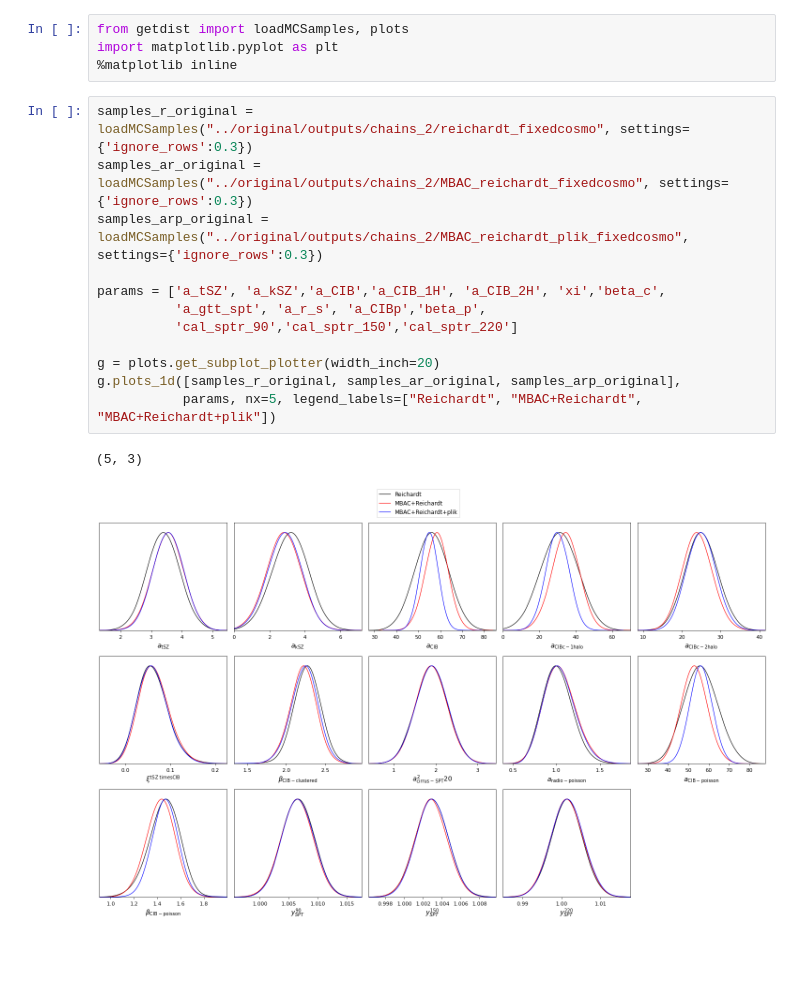
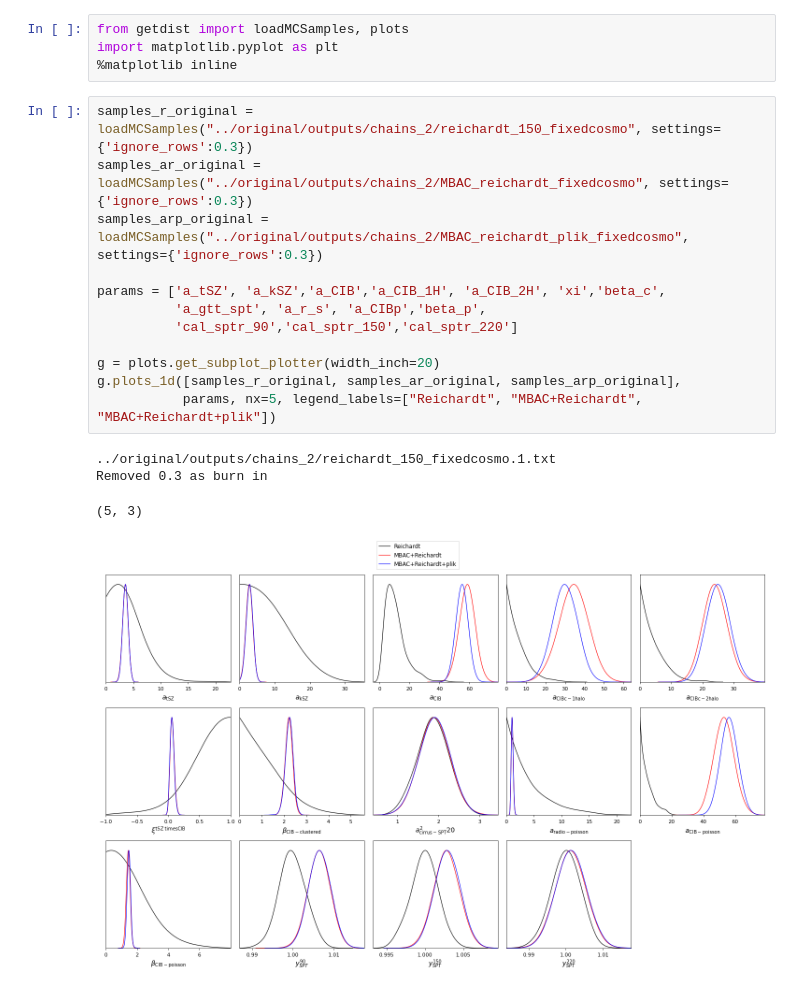
Before and after one commit to beringueb/DR6_fgmodels, a Jupyter notebook: notebooks/Plots_dr6.ipynb, the cells around one changed output. Cells and saved outputs as stored; diff of their text form; blank space fills up the shorter version.

Commit message:
ar original @150

```diff
--- a/notebooks/Plots_dr6.ipynb
+++ b/notebooks/Plots_dr6.ipynb
@@ -3,17 +3,19 @@ from getdist import loadMCSamples, plots
 import matplotlib.pyplot as plt
 %matplotlib inline
 # %%
-samples_r_original = loadMCSamples("../original/outputs/chains_2/reichardt_fixedcosmo", settings={'ignore_rows':0.3})
+samples_r_original = loadMCSamples("../original/outputs/chains_2/reichardt_150_fixedcosmo", settings={'ignore_rows':0.3})
 samples_ar_original = loadMCSamples("../original/outputs/chains_2/MBAC_reichardt_fixedcosmo", settings={'ignore_rows':0.3})
 samples_arp_original = loadMCSamples("../original/outputs/chains_2/MBAC_reichardt_plik_fixedcosmo", settings={'ignore_rows':0.3})
 
 params = ['a_tSZ', 'a_kSZ','a_CIB','a_CIB_1H', 'a_CIB_2H', 'xi','beta_c',
           'a_gtt_spt', 'a_r_s', 'a_CIBp','beta_p',
           'cal_sptr_90','cal_sptr_150','cal_sptr_220']
 
 g = plots.get_subplot_plotter(width_inch=20)
 g.plots_1d([samples_r_original, samples_ar_original, samples_arp_original],
            params, nx=5, legend_labels=["Reichardt", "MBAC+Reichardt", "MBAC+Reichardt+plik"])
 # %% [output]
-(5, 3)
+../original/outputs/chains_2/reichardt_150_fixedcosmo.1.txt
+Removed 0.3 as burn in
+(5, 3)
-[figure, old version]
+[figure, new version]
```
Also changed, not shown: parts of 4 cells of this notebook, 6 other files.
